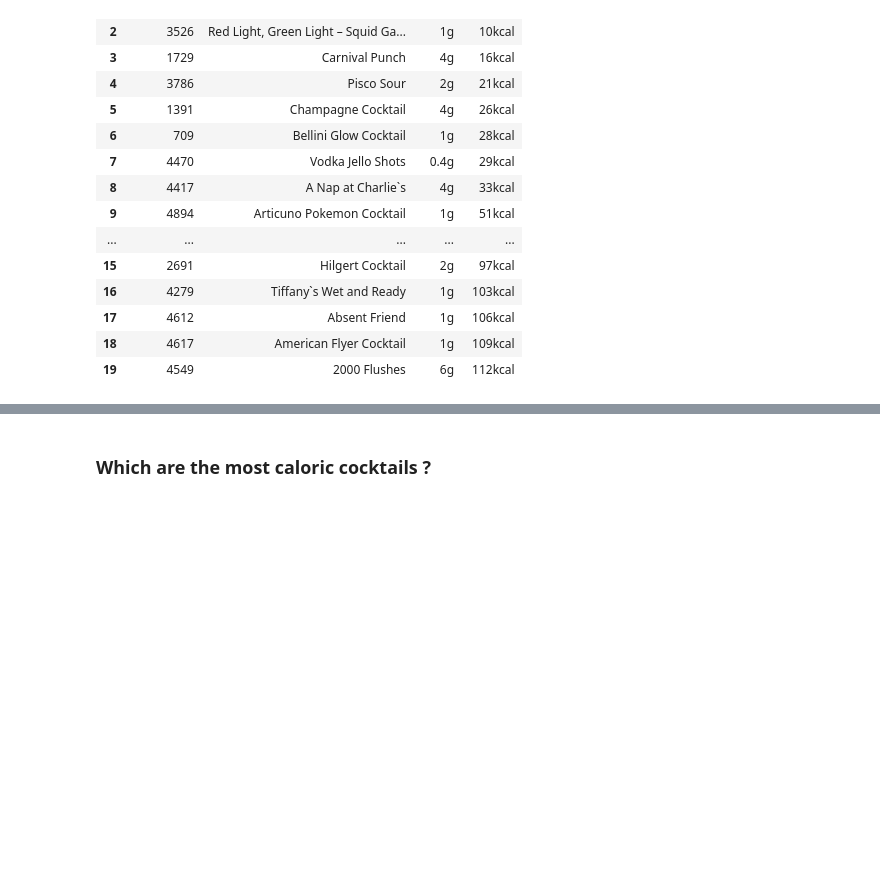
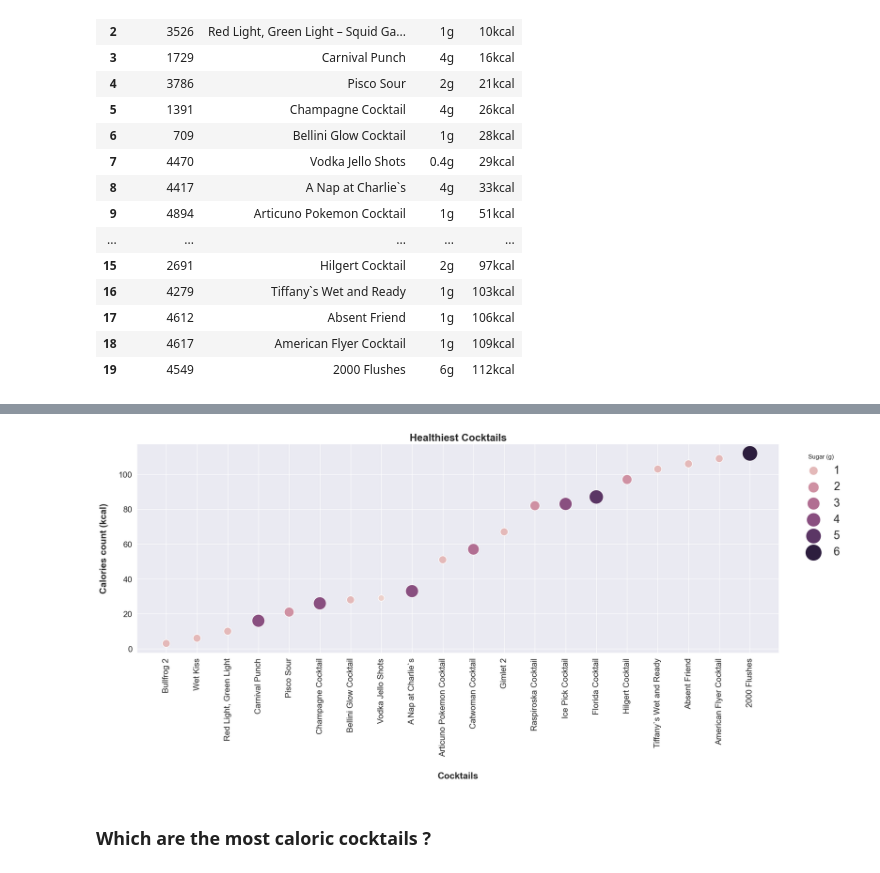
Before and after one commit to Lucien-Stephane-Ld/certification-project-DAFT410, a Jupyter notebook: data_visualization.ipynb, the cells around one changed output, grey strips where cells are left out. Saved outputs shown, nothing was run; the diff lists cells and outputs as text; code cells hidden in the pictures; blank space fills up the shorter version.

```diff
--- a/data_visualization.ipynb
+++ b/data_visualization.ipynb
@@ -26,3 +30,8 @@ top20_healthy #only counting unique values for non-null rows & unique cocktails
 | 17 | 4612 | Absent Friend | 1g | 106kcal |
 | 18 | 4617 | American Flyer Cocktail | 1g | 109kcal |
 | 19 | 4549 | 2000 Flushes | 6g | 112kcal |
+# %%
+top20_healthy['sugar'] = top20_healthy['sugar'].str.replace('g', '').astype(float)
+top20_healthy['calories'] = top20_healthy['calories'].str.replace('kcal', '').astype(float)
+# %%
+top20_healthy['name'][2] = top20_healthy['name'][2].replace('Red Light, Green Light – Squid Game Shot', 'Red Light, Green Light')
@@ -29,3 +63,20 @@ top20_healthy #only counting unique values for non-null rows & unique cocktails
+# %%
+plt.style.use('fivethirtyeight')
+sns.set(rc={"figure.figsize":(20, 7)})
+
+chart_1 = sns.scatterplot(data=top20_healthy, x="name", y="calories", hue="sugar", size='sugar', sizes=(150,900))
+chart_1.set_title('Healthiest Cocktails', fontdict={'size': 20, 'weight': 'bold'})
+
+plt.xticks(rotation=90, fontsize=16)
+plt.yticks(fontsize=16)
+plt.xlabel('Cocktails', fontsize=18, fontdict={'weight':'bold'}, labelpad=30);
+plt.ylabel('Calories count (kcal)', fontsize=18, fontdict={'weight':'bold'}, labelpad=20);
+
+plt.legend(bbox_to_anchor=(1.02, 1), title='Sugar (g)', loc='upper left', fontsize=22)
+
+plt.show()
+# %% [output]
+[figure, added]
 # %% [markdown]
 ### Which are the most caloric cocktails ?
 # %%
```
Also changed, not shown: parts of 26 cells of this notebook, 12 other files.
